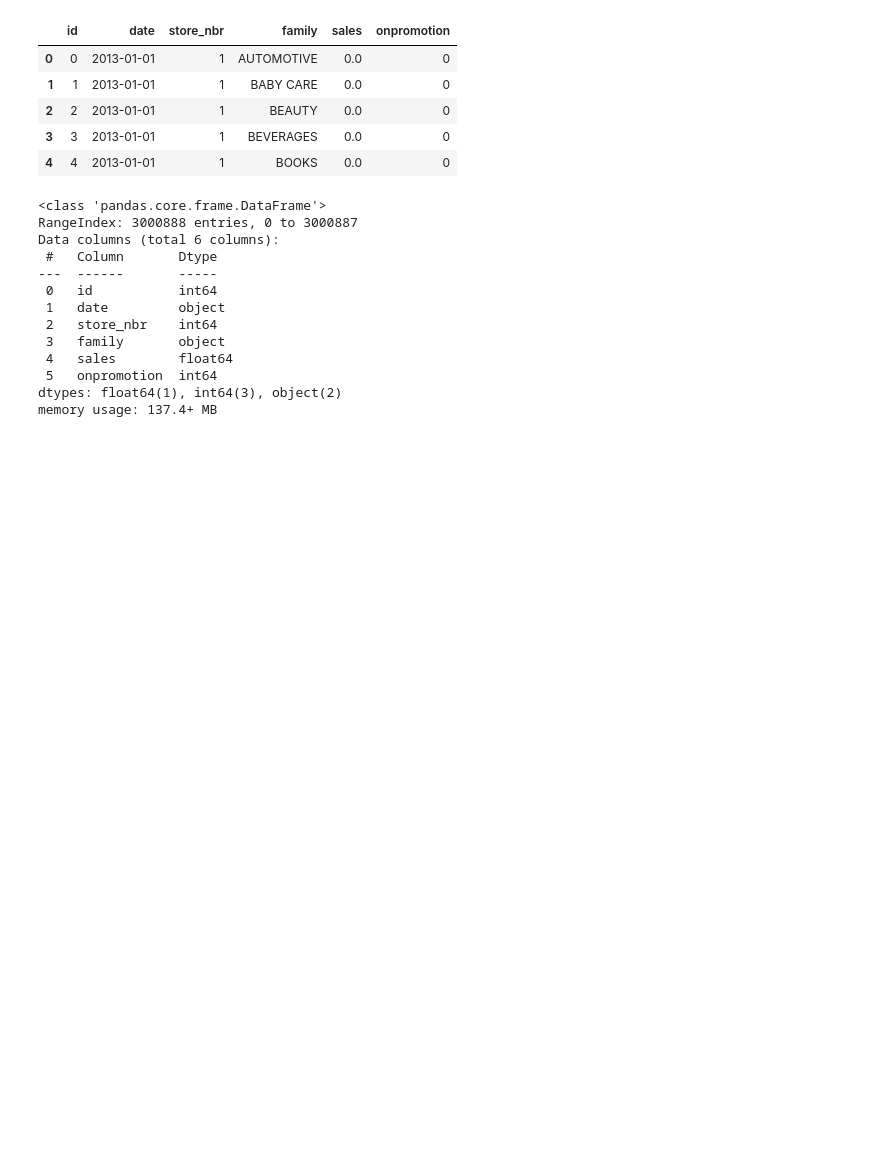
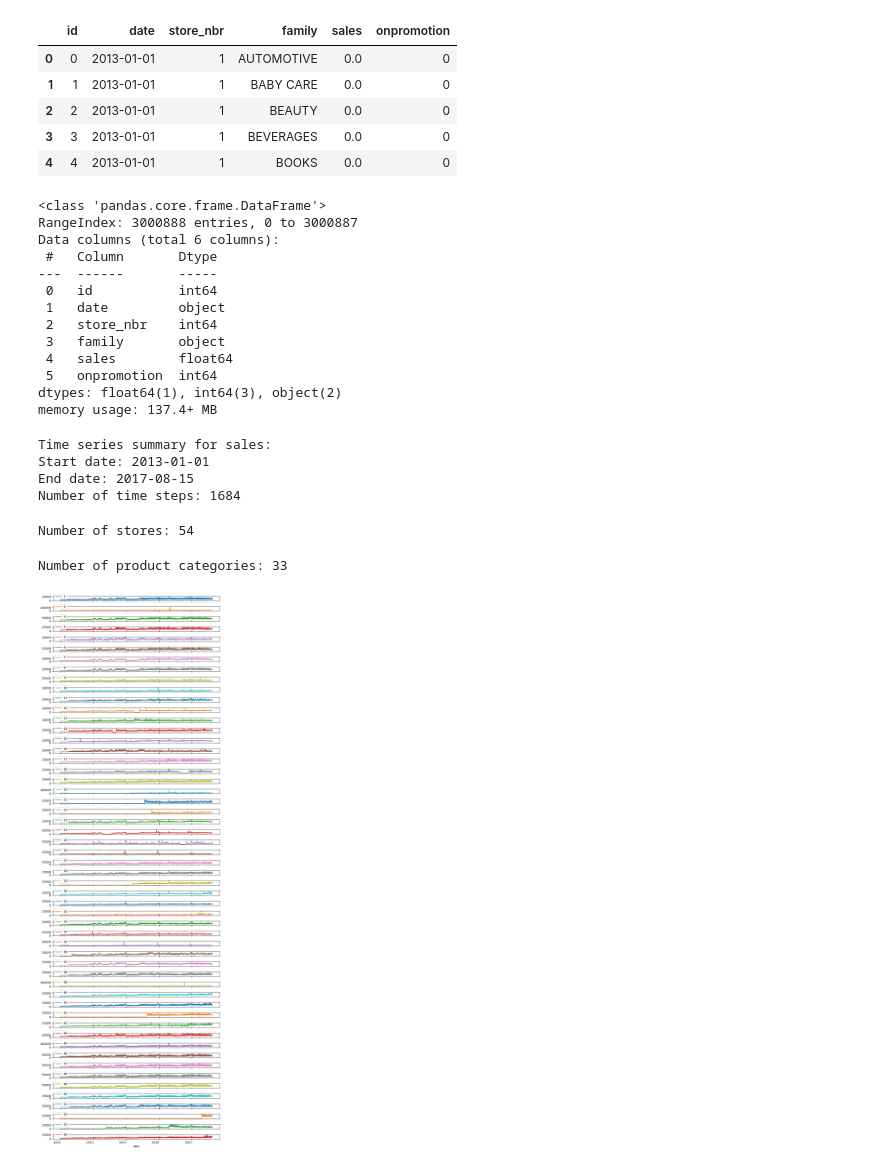
Before and after one commit to t4ai/aai-540-team-5, a Jupyter notebook: aai540_final_project.ipynb, the cells around one changed output. Drawn from its saved outputs; the diff is of its cells as text; code cells hidden in the pictures; blank space fills up the shorter version.

```diff
--- a/aai540_final_project.ipynb
+++ b/aai540_final_project.ipynb
@@ -132,3 +283,34 @@ Data columns (total 6 columns):
  5   onpromotion  int64
 dtypes: float64(1), int64(3), object(2)
 memory usage: 137.4+ MB
+# %%
+# inspect date range and time steps for sales
+print("Time series summary for sales:")
+print("Start date: {}".format(sales_df['date'].min()))
+print("End date: {}".format(sales_df['date'].max()))
+print("Number of time steps: {}".format(len(sales_df['date'].unique())))
+# %% [output]
+Time series summary for sales:
+Start date: 2013-01-01
+End date: 2017-08-15
+Number of time steps: 1684
+# %%
+# inspect how many stores
+print("Number of stores: {}".format(len(sales_df['store_nbr'].unique())))
+# %% [output]
+Number of stores: 54
+# %%
+# inspect how many product categories
+print("Number of product categories: {}".format(len(sales_df['family'].unique())))
+# %% [output]
+Number of product categories: 33
+# %%
+# create a grouped df by store to visualize
+sales_df['date'] = pd.to_datetime(sales_df['date'])
+sales_df_grouped = sales_df.groupby(['store_nbr', pd.Grouper(key='date', freq='D')]).sum()
+# %%
+# plot total sales by store
+ax = sales_df_grouped.unstack(level=0).plot(kind='line', y='sales', subplots=True, rot=0, figsize=(9, 27))
+plt.tight_layout()
+# %% [output]
+[figure, added]
```
Also changed, not shown: parts of 24 cells of this notebook.
